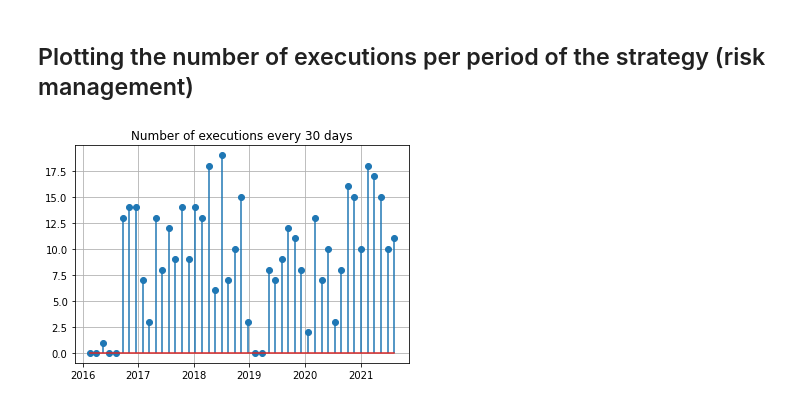
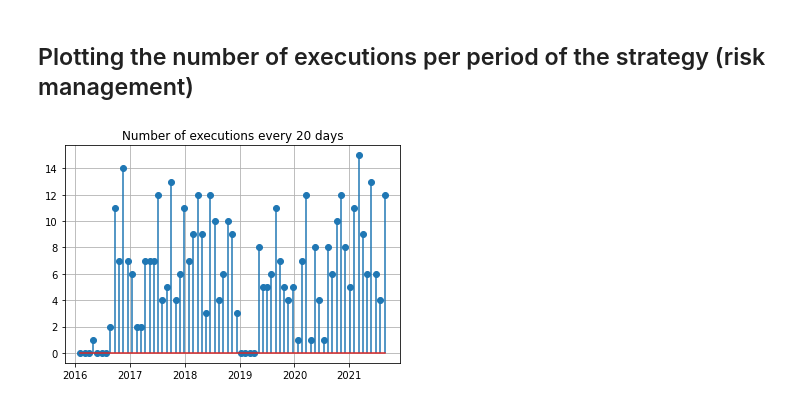
Before and after one commit to surajtirupati/TradingAlgorithms, a Jupyter notebook: Backtest.ipynb, the cells around one changed output. Saved outputs shown, nothing was run; the diff lists cells and outputs as text; code cells hidden in the pictures.

```diff
--- a/Backtest.ipynb
+++ b/Backtest.ipynb
@@ -879,6 +942,10 @@ class BullHighBreakout(Backtest_Environment):
                 # calculate number of units
                 num_units = int(np.floor((self.pos_size * self.cash_available) / data.Price.values[0]))
 
+                # return 0 if sufficient cash is not available to buy units at that price
+                if num_units == 0:
+                    return 0
+
                 # cash check - acts as a lid on opening new positions
                 if (self.cash_available - num_units*data.Price.values[0]) > self.cash_buffer:
 
@@ -990,6 +1057,6 @@ strat.stats.T
 # %% [markdown]
 ## Plotting the number of executions per period of the strategy (risk management)
 # %%
-strat.exec_per_period(30)
+strat.exec_per_period(20)
 # %% [output]
-[figure, old version]
+[figure, new version]
```
Also changed, not shown: parts of 7 cells of this notebook, 2 other files.
